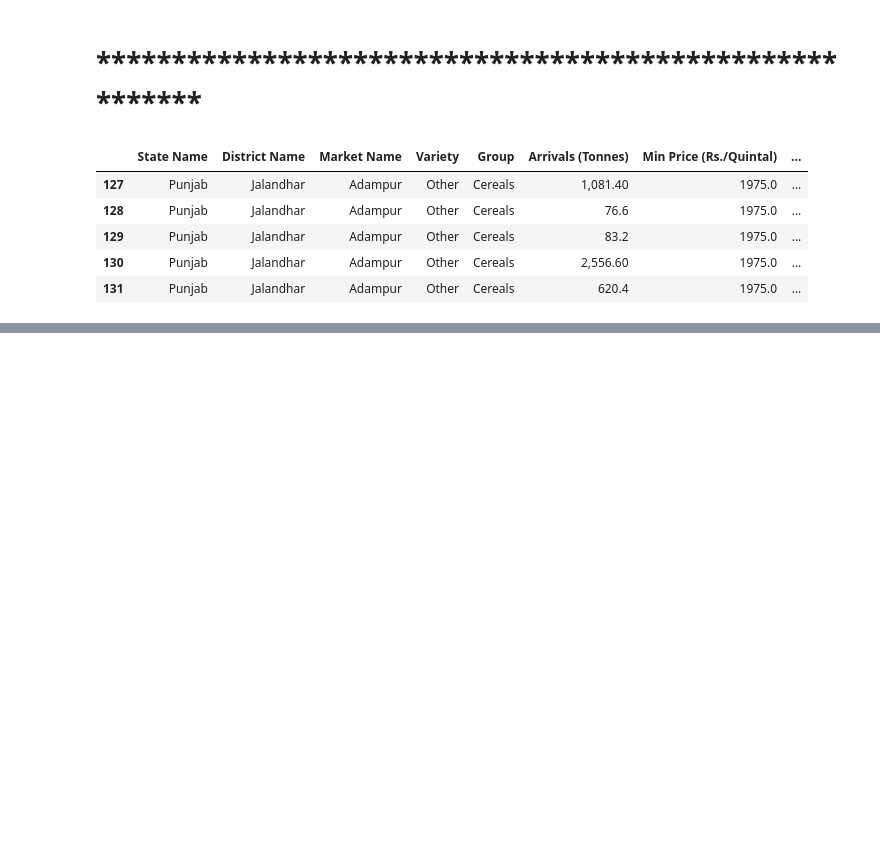
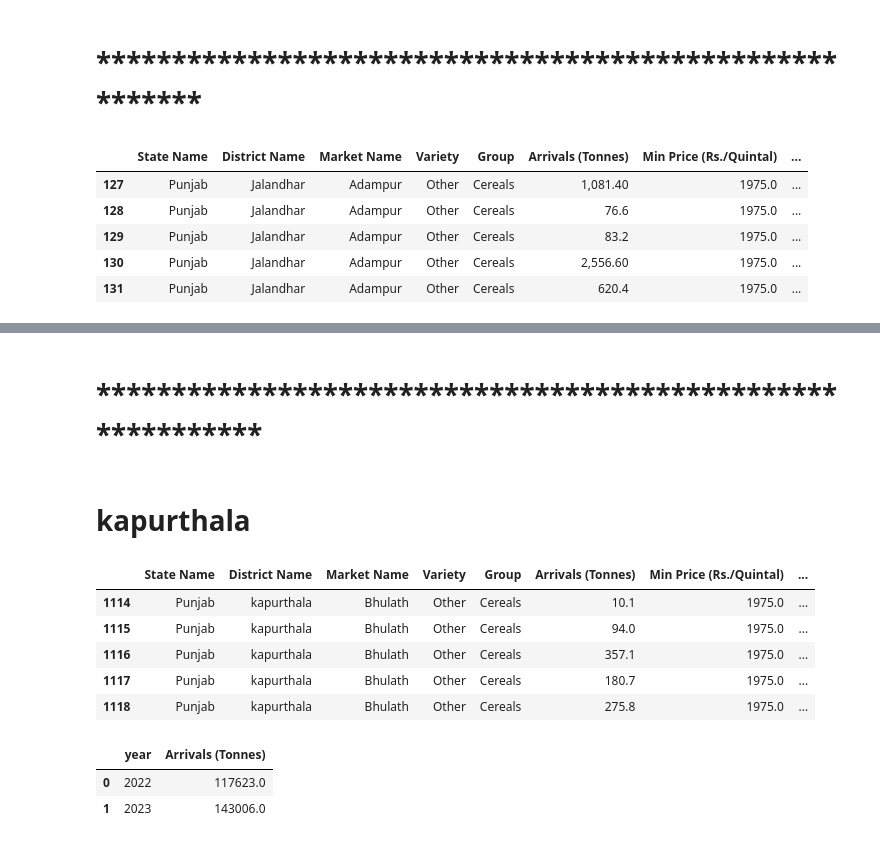
Before and after one commit to Ajayrajc1998/agri-project, a Jupyter notebook: Visualization notebook.ipynb, the cells around one changed output, grey strips where cells are left out. Drawn from its saved outputs; the diff is of its cells as text; code cells hidden in the pictures; blank space fills up the shorter version.

```diff
--- a/Visualization notebook.ipynb
+++ b/Visualization notebook.ipynb
@@ -653,0 +685,20 @@ fig.show()
+# %% [markdown]
+# ************************************************************
+# %% [markdown]
+# kapurthala
+# %%
+kapurthala=my_data[my_data['District Name']=='kapurthala']
+kapurthala.head()
+# %% [output]
+|  | State Name | District Name | Market Name | Variety | Group | Arrivals (Tonnes) | Min Price (Rs./Quintal) | ... |
+| 1114 | Punjab | kapurthala | Bhulath | Other | Cereals | 10.1 | 1975.0 | ... |
+| 1115 | Punjab | kapurthala | Bhulath | Other | Cereals | 94.0 | 1975.0 | ... |
+| 1116 | Punjab | kapurthala | Bhulath | Other | Cereals | 357.1 | 1975.0 | ... |
+| 1117 | Punjab | kapurthala | Bhulath | Other | Cereals | 180.7 | 1975.0 | ... |
+| 1118 | Punjab | kapurthala | Bhulath | Other | Cereals | 275.8 | 1975.0 | ... |
+# %%
+year_wise_tonnes_shahkot=Shahkot_market.groupby('year').agg({'Arrivals (Tonnes)':'sum'}).reset_index()
+# %% [output]
+|  | year | Arrivals (Tonnes) |
+| 0 | 2022 | 117623.0 |
+| 1 | 2023 | 143006.0 |
```
Also changed, not shown: parts of 68 cells of this notebook.
